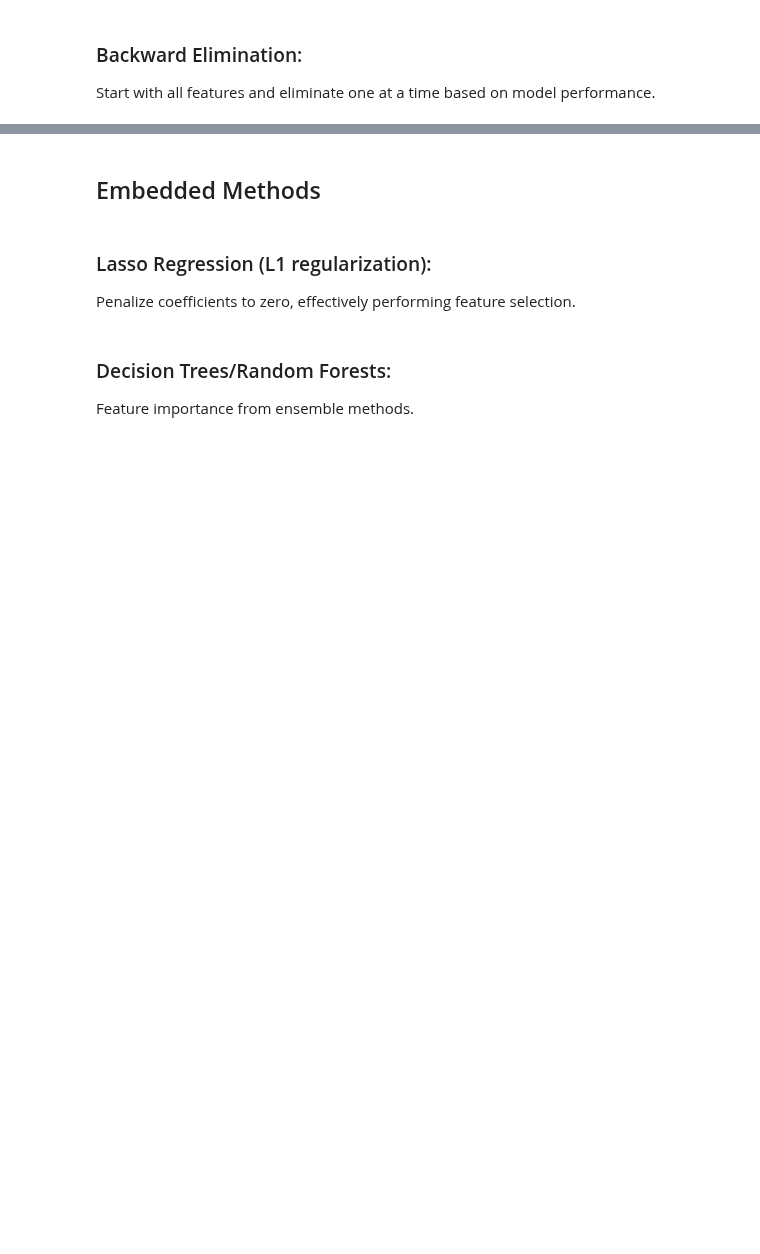
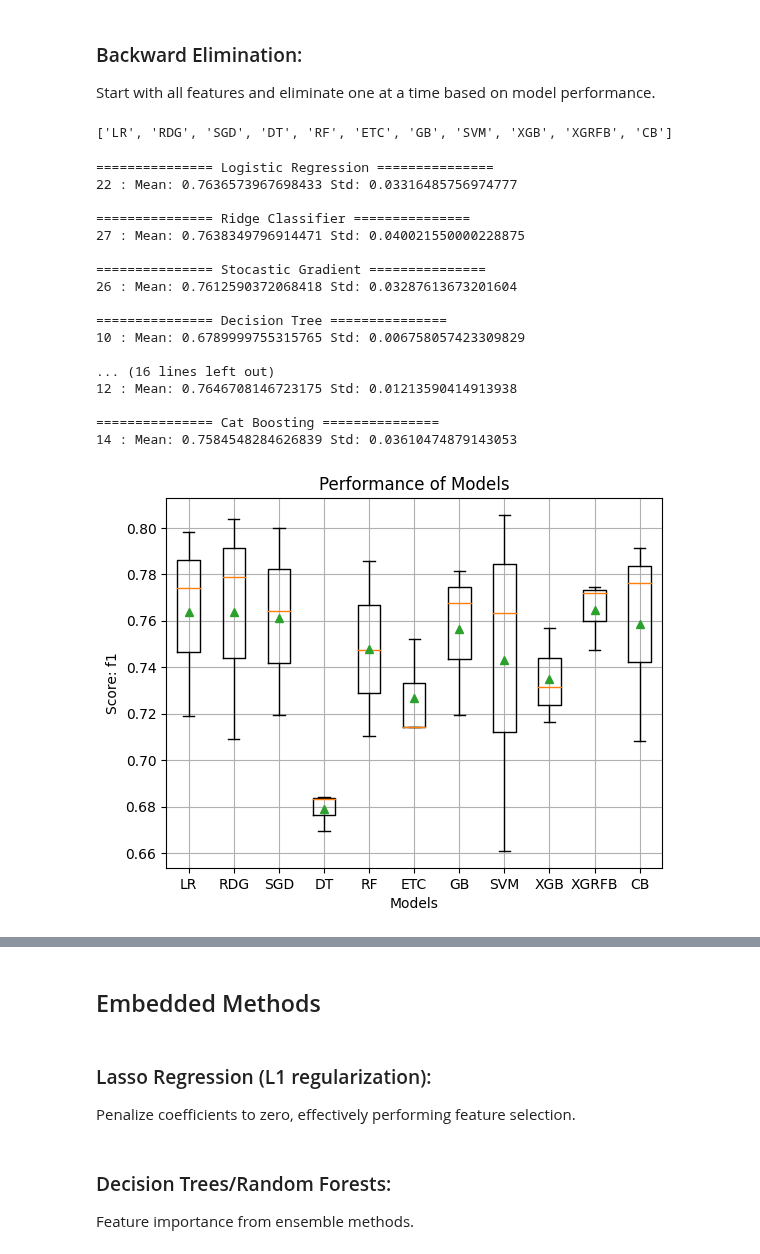
Before and after one commit to Rahul-404/Titanic_Problem_Kaggel, a Jupyter notebook: 4_Feature_Selection.ipynb, the cells around one changed output, grey strips where cells are left out. Saved outputs shown, nothing was run; the diff lists cells and outputs as text; code cells hidden in the pictures; blank space fills up the shorter version.

```diff
--- a/4_Feature_Selection.ipynb
+++ b/4_Feature_Selection.ipynb
@@ -823,3 +882,29 @@ pd.DataFrame(model_report1).sort_values(by="mean_f1", ascending=False)
 # %% [markdown]
 ### Backward Elimination:
 Start with all features and eliminate one at a time based on model performance.
+# %%
+wrapper_obj.rfe_model_tags
+# %% [output]
+['LR', 'RDG', 'SGD', 'DT', 'RF', 'ETC', 'GB', 'SVM', 'XGB', 'XGRFB', 'CB']
+# %%
+# backward feature elimination
+model_report2 = wrapper_obj.backward_feature_elimination(wrapper_obj.rfe_model_tags, True)
+# %% [output]
+=============== Logistic Regression ===============
+22 : Mean: 0.7636573967698433 Std: 0.03316485756974777
+
+=============== Ridge Classifier ===============
+27 : Mean: 0.7638349796914471 Std: 0.040021550000228875
+
+=============== Stocastic Gradient ===============
+26 : Mean: 0.7612590372068418 Std: 0.03287613673201604
+
+=============== Decision Tree ===============
+10 : Mean: 0.6789999755315765 Std: 0.006758057423309829
+
+... (16 lines left out)
+12 : Mean: 0.7646708146723175 Std: 0.01213590414913938
+
+=============== Cat Boosting ===============
+14 : Mean: 0.7584548284626839 Std: 0.03610474879143053
+[figure, added]
```
Also changed, not shown: parts of 14 cells of this notebook.
